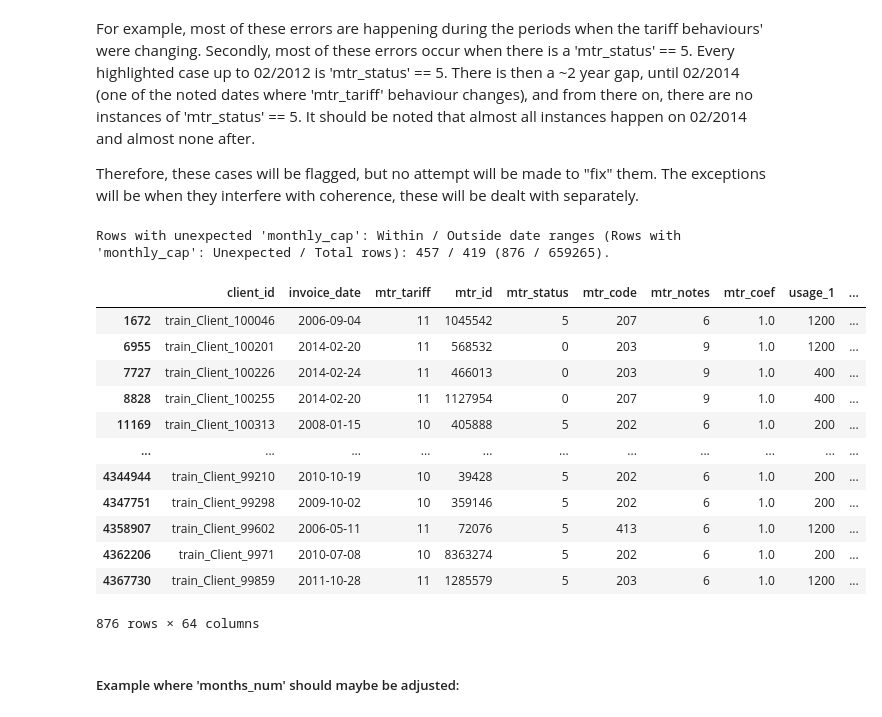
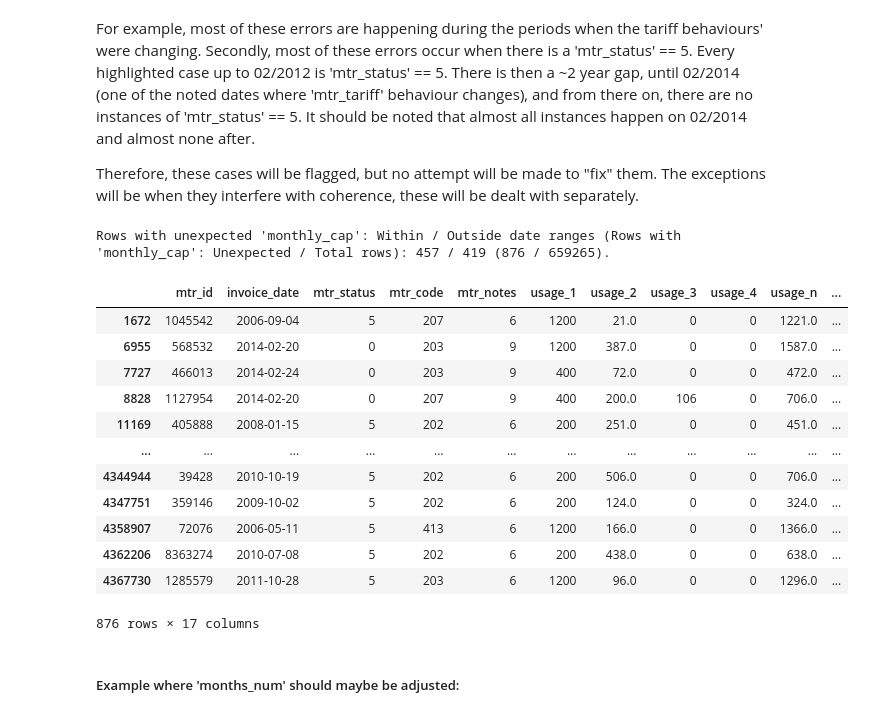
Before and after one commit to insatiablycivil/Fraud_Detection_Energy_Consumption, a Jupyter notebook: Data_Preparation.ipynb, the cells around one changed output. Cells and saved outputs as stored; diff of their text form; code cells hidden in the pictures.

Commit message:
Work over Xmas. Updated EDA, split into two files.

```diff
--- a/Data_Preparation.ipynb
+++ b/Data_Preparation.ipynb
@@ -931,8 +939,40 @@ mask = mask & mask_2 # Changing meter and no relevant usage
 mask_2 = mask_3 & mask_4 # No relevant overlaps
 df_train['usage_missing'] = (mask & mask_2).astype(int) # Those being adjusted
 df_train.loc[(mask & ~mask_2), 'usage_missing'] = -1 # Not being adjusted
-df_train.loc[(mask & mask_2), 'usage_1'] = df_train.loc[(mask & mask_2), 'usage_n_calc'] * df_train.loc[(mask & mask_2), 'mtr_coef'] # Want unscaled value
 print(f"Rows with meter change and no recorded usage: adjusted / not adjusted (All possibly affected): {sum(mask & mask_2)} / {sum(mask & ~mask_2)} ({sum(mask)}).")
+df_train['temp_1'] = np.nan
+df_train.loc[(mask & mask_2), 'temp_1'] = df_train.loc[(mask & mask_2), 'usage_n_calc'] * df_train.loc[(mask & mask_2), 'mtr_coef'] # Want unscaled value
+mask_3 = (df_train['n_usage'] == 1) # No spill over to consider
+df_train.loc[(mask & mask_2 & mask_3), 'usage_1'] = df_train.loc[(mask & mask_2 & mask_3), 'temp_1']
+df_train.loc[(mask & mask_2 & mask_3), 'temp_1'] = np.nan
+df_train['temp_2'] = np.nan
+df_train.loc[(mask & mask_2), 'temp_2'] = df_train.loc[(mask & mask_2), 'months_num'] * df_train.loc[(mask & mask_2), 'monthly_cap'] # Cap for usage_1
+mask_3 = (df_train['temp_1'] <= df_train['temp_2']) # If fits
+df_train.loc[(mask & mask_2 & mask_3), 'usage_1'] = df_train.loc[(mask & mask_2 & mask_3), 'temp_1']
+df_train.loc[(mask & mask_2 & mask_3), 'temp_1'] = np.nan
+mask_3 = (df_train['temp_1'] > df_train['temp_2']) # Does not fit
+df_train.loc[(mask & mask_2 & mask_3), 'usage_1'] = df_train.loc[(mask & mask_2 & mask_3), 'temp_2']
+df_train.loc[(mask & mask_2 & mask_3), 'temp_1'] = df_train.loc[(mask & mask_2 & mask_3), 'temp_1'] - df_train.loc[(mask & mask_2 & mask_3), 'temp_2']
+mask_3 = (df_train['n_usage'] == 2) # No further spill over to consider
+df_train.loc[(mask & mask_2 & mask_3), 'usage_2'] = df_train.loc[(mask & mask_2 & mask_3), 'temp_1']
+df_train.loc[(mask & mask_2 & mask_3), 'temp_1'] = np.nan
+df_train['temp_2'] = df_train['temp_2'] / 2 # Cap for usage_2 (not always relevant!)
+mask_3 = (df_train['temp_1'] <= df_train['temp_2']) # If fits
+df_train.loc[(mask & mask_2 & mask_3), 'usage_2'] = df_train.loc[(mask & mask_2 & mask_3), 'temp_1']
+df_train.loc[(mask & mask_2 & mask_3), 'temp_1'] = np.nan
+mask_3 = (df_train['temp_1'] > df_train['temp_2']) # Does not fit
+df_train.loc[(mask & mask_2 & mask_3), 'usage_2'] = df_train.loc[(mask & mask_2 & mask_3), 'temp_2']
+df_train.loc[(mask & mask_2 & mask_3), 'temp_1'] = df_train.loc[(mask & mask_2 & mask_3), 'temp_1'] - df_train.loc[(mask & mask_2 & mask_3), 'temp_2']
+df_train['temp_2'] = df_train['temp_2'] * 2 # Cap for usage_3 (not always relevant!)
+mask_3 = (df_train['temp_1'] <= df_train['temp_2']) # If fits
+df_train.loc[(mask & mask_2 & mask_3), 'usage_3'] = df_train.loc[(mask & mask_2 & mask_3), 'temp_1']
+df_train.loc[(mask & mask_2 & mask_3), 'temp_1'] = np.nan
+mask_3 = (df_train['temp_1'] > df_train['temp_2']) # Does not fit
+df_train.loc[(mask & mask_2 & mask_3), 'usage_3'] = df_train.loc[(mask & mask_2 & mask_3), 'temp_2']
+df_train.loc[(mask & mask_2 & mask_3), 'temp_1'] = df_train.loc[(mask & mask_2 & mask_3), 'temp_1'] - df_train.loc[(mask & mask_2 & mask_3), 'temp_2']
+mask_3 = (df_train['temp_1'] > 0) # Stuff to allocate
+df_train.loc[(mask & mask_2 & mask_3), 'usage_4'] = df_train.loc[(mask & mask_2 & mask_3), 'temp_1']
+
 df_train = Calc_Usage(df_train)
 df_train = Check_Usage(df_train)
 df_temp = df_train[(mask & ~mask_2)]
@@ -944,9 +984,6 @@ Rows with meter change and no recorded usage: adjusted / not adjusted (All possi
 Rows with unexpected 'usage_n' values: (with) without tolerance / Total Rows: (11827) 12167 / 4372855.
 Rows allowing 'usage_n_aux' / not allowing: 4146 / 1499. Combined: 5645.
 Rows with unexpected 'usage_n_aux' values: (with) without tolerance: (8847) 9189. Blocked 'usage_n_aux': 1499.
-# %%
-df_train_safe = df_train.copy()
-df_train = df_train_safe.copy()
 # %% [markdown]
 #### Inter-Row: Unexpected 'months_num' (1 of 2)
 ##### Introductory Caution Regarding 'months_num' and 'monthly_cap'
@@ -960,26 +997,27 @@ Therefore, these cases will be flagged, but no attempt will be made to "fix" the
 # %%
 mask = (df_train['monthly_cap'] != df_train['monthly_cap_calc']) & (df_train['monthly_cap_calc'].notna()) # Ignore those with missing months_num for now
 mask_2 = (((df_train['invoice_date'] < '01/07/2005') | (df_train['invoice_date'] > '31/07/2005')) &
           ((df_train['invoice_date'] < '01/01/2014') | (df_train['invoice_date'] > '31/03/2014')))
 df_train['bad_monthly_cap'] = (mask).astype(int)
 print(f"Rows with unexpected \'monthly_cap\': Within / Outside date ranges (Rows with \'monthly_cap\': Unexpected / Total rows): {sum(mask&~mask_2)} / {sum(mask&mask_2)} ({sum(mask)} / {sum(df_train['monthly_cap_calc'].notna())}).")
 df_temp = df_train[mask]
-df_temp
+col_names = ['mtr_id', 'invoice_date', 'mtr_status', 'mtr_code', 'mtr_notes', 'usage_1', 'usage_2', 'usage_3', 'usage_4', 'usage_n', 'months_num', 'monthly_usage', 'months_num_calc', 'monthly_cap', 'monthly_cap_calc', 'mtr_val_old', 'mtr_val_new']
+df_temp[col_names]
 # %% [output]
 Rows with unexpected 'monthly_cap': Within / Outside date ranges (Rows with 'monthly_cap': Unexpected / Total rows): 457 / 419 (876 / 659265).
-|  | client_id | invoice_date | mtr_tariff | mtr_id | mtr_status | mtr_code | mtr_notes | mtr_coef | usage_1 | ... |
-| 1672 | train_Client_100046 | 2006-09-04 | 11 | 1045542 | 5 | 207 | 6 | 1.0 | 1200 | ... |
-| 6955 | train_Client_100201 | 2014-02-20 | 11 | 568532 | 0 | 203 | 9 | 1.0 | 1200 | ... |
-| 7727 | train_Client_100226 | 2014-02-24 | 11 | 466013 | 0 | 203 | 9 | 1.0 | 400 | ... |
-| 8828 | train_Client_100255 | 2014-02-20 | 11 | 1127954 | 0 | 207 | 9 | 1.0 | 400 | ... |
-| 11169 | train_Client_100313 | 2008-01-15 | 10 | 405888 | 5 | 202 | 6 | 1.0 | 200 | ... |
-| ... | ... | ... | ... | ... | ... | ... | ... | ... | ... | ... |
-| 4344944 | train_Client_99210 | 2010-10-19 | 10 | 39428 | 5 | 202 | 6 | 1.0 | 200 | ... |
-| 4347751 | train_Client_99298 | 2009-10-02 | 10 | 359146 | 5 | 202 | 6 | 1.0 | 200 | ... |
-| 4358907 | train_Client_99602 | 2006-05-11 | 11 | 72076 | 5 | 413 | 6 | 1.0 | 1200 | ... |
-| 4362206 | train_Client_9971 | 2010-07-08 | 10 | 8363274 | 5 | 202 | 6 | 1.0 | 200 | ... |
-| 4367730 | train_Client_99859 | 2011-10-28 | 11 | 1285579 | 5 | 203 | 6 | 1.0 | 1200 | ... |
+|  | mtr_id | invoice_date | mtr_status | mtr_code | mtr_notes | usage_1 | usage_2 | usage_3 | usage_4 | usage_n | ... |
+| 1672 | 1045542 | 2006-09-04 | 5 | 207 | 6 | 1200 | 21.0 | 0 | 0 | 1221.0 | ... |
+| 6955 | 568532 | 2014-02-20 | 0 | 203 | 9 | 1200 | 387.0 | 0 | 0 | 1587.0 | ... |
+| 7727 | 466013 | 2014-02-24 | 0 | 203 | 9 | 400 | 72.0 | 0 | 0 | 472.0 | ... |
+| 8828 | 1127954 | 2014-02-20 | 0 | 207 | 9 | 400 | 200.0 | 106 | 0 | 706.0 | ... |
+| 11169 | 405888 | 2008-01-15 | 5 | 202 | 6 | 200 | 251.0 | 0 | 0 | 451.0 | ... |
+| ... | ... | ... | ... | ... | ... | ... | ... | ... | ... | ... | ... |
+| 4344944 | 39428 | 2010-10-19 | 5 | 202 | 6 | 200 | 506.0 | 0 | 0 | 706.0 | ... |
+| 4347751 | 359146 | 2009-10-02 | 5 | 202 | 6 | 200 | 124.0 | 0 | 0 | 324.0 | ... |
+| 4358907 | 72076 | 2006-05-11 | 5 | 413 | 6 | 1200 | 166.0 | 0 | 0 | 1366.0 | ... |
+| 4362206 | 8363274 | 2010-07-08 | 5 | 202 | 6 | 200 | 438.0 | 0 | 0 | 638.0 | ... |
+| 4367730 | 1285579 | 2011-10-28 | 5 | 203 | 6 | 1200 | 96.0 | 0 | 0 | 1296.0 | ... |
-876 rows × 64 columns
+876 rows × 17 columns
 # %% [markdown]
 ##### Example where 'months_num' should maybe be adjusted:
 # %%
```
Also changed, not shown: parts of 8 cells of this notebook, 1 other file.
